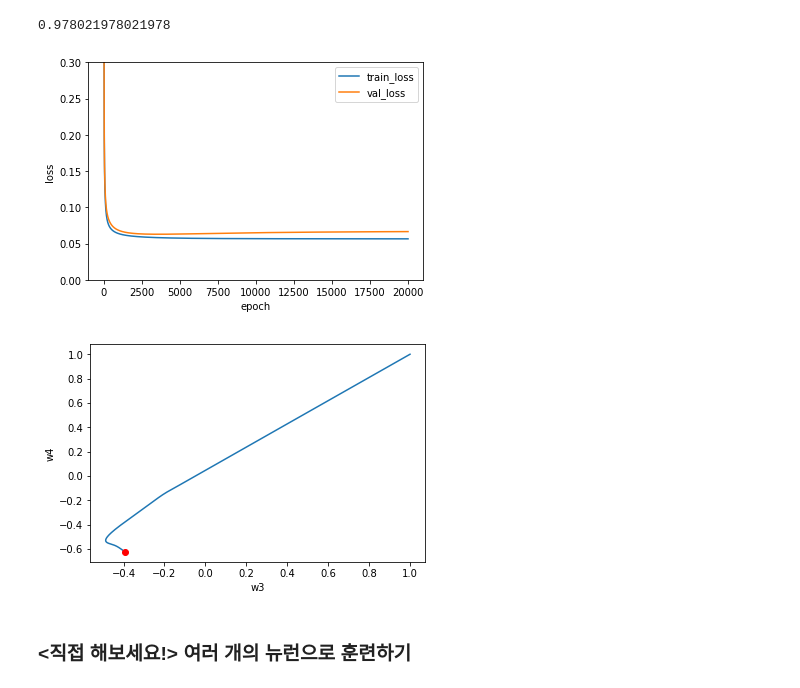
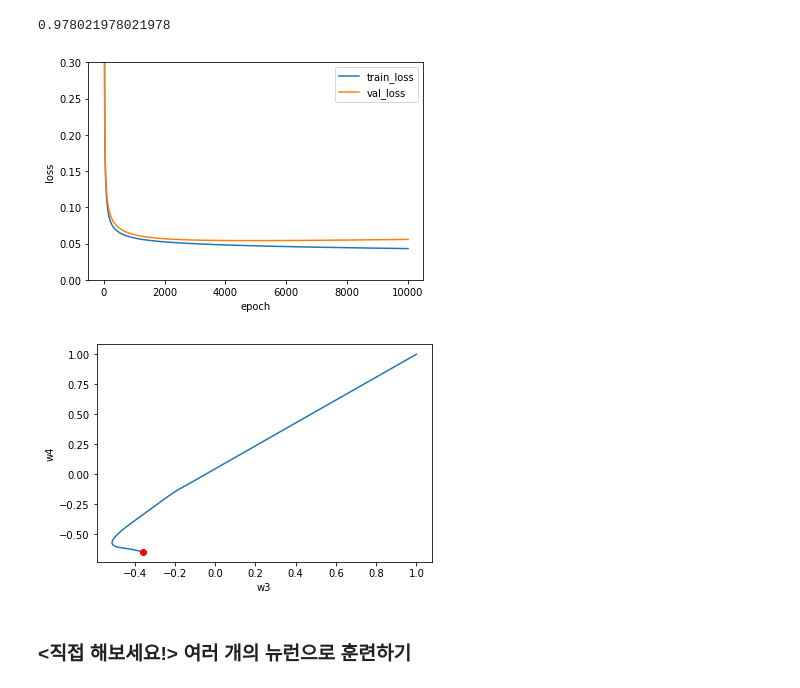
Before and after one commit to rickiepark/do-it-dl, a Jupyter notebook: Ch06.ipynb, the cells around one changed output. Saved outputs shown, nothing was run; the diff lists cells and outputs as text; code cells hidden in the pictures.

```diff
--- a/Ch06.ipynb
+++ b/Ch06.ipynb
@@ -11,10 +11,10 @@ from sklearn.datasets import load_breast_cancer
 from sklearn.model_selection import train_test_split
 # %%
 cancer = load_breast_cancer()
-X = cancer.data
+x = cancer.data
 y = cancer.target
-X_train, X_test, y_train, y_test = train_test_split(X, y, stratify=y,
+x_train, x_test, y_train, y_test = train_test_split(x, y, stratify=y,
                                                     test_size=0.2, random_state=42)
-X_train, X_val, y_train, y_val = train_test_split(X_train, y_train, stratify=y_train,
+x_train, x_val, y_train, y_val = train_test_split(x_train, y_train, stratify=y_train,
                                                   test_size=0.2, random_state=42)
 # %%
@@ -98,29 +100,30 @@ class SingleLayer:
 from sklearn.preprocessing import StandardScaler
 # %%
 scaler = StandardScaler()
-scaler.fit(X_train)
-X_train_scaled = scaler.transform(X_train)
-X_val_scaled = scaler.transform(X_val)
+scaler.fit(x_train)
+x_train_scaled = scaler.transform(x_train)
+x_val_scaled = scaler.transform(x_val)
 # %%
-layer = SingleLayer(l2=0.001)
-layer.fit(X_train_scaled, y_train, X_val=X_val_scaled, y_val=y_val, epochs=20000)
-layer.score(X_val_scaled, y_val)
+single_layer = SingleLayer(l2=0.001)
+single_layer.fit(x_train_scaled, y_train,
+                 x_val=x_val_scaled, y_val=y_val, epochs=10000)
+single_layer.score(x_val_scaled, y_val)
 # %% [output]
 0.978021978021978
 # %%
 plt.ylim(0, 0.3)
-plt.plot(layer.losses)
-plt.plot(layer.val_losses)
+plt.plot(single_layer.losses)
+plt.plot(single_layer.val_losses)
 plt.ylabel('loss')
 plt.xlabel('epoch')
 plt.legend(['train_loss', 'val_loss'])
 plt.show()
 # %% [output]
-[figure, old version]
+[figure, new version]
 # %%
 w3 = []
 w4 = []
-for w in layer.w_history:
+for w in single_layer.w_history:
     w3.append(w[2])
     w4.append(w[3])
 plt.plot(w3, w4)
@@ -129,7 +132,7 @@ plt.xlabel('w3')
 plt.ylabel('w4')
 plt.show()
 # %% [output]
-[figure, old version]
+[figure, new version]
 # %% [markdown]
 ### <직접 해보세요!> 여러 개의 뉴런으로 훈련하기
 # %%
```
Also changed, not shown: parts of 20 cells of this notebook.
